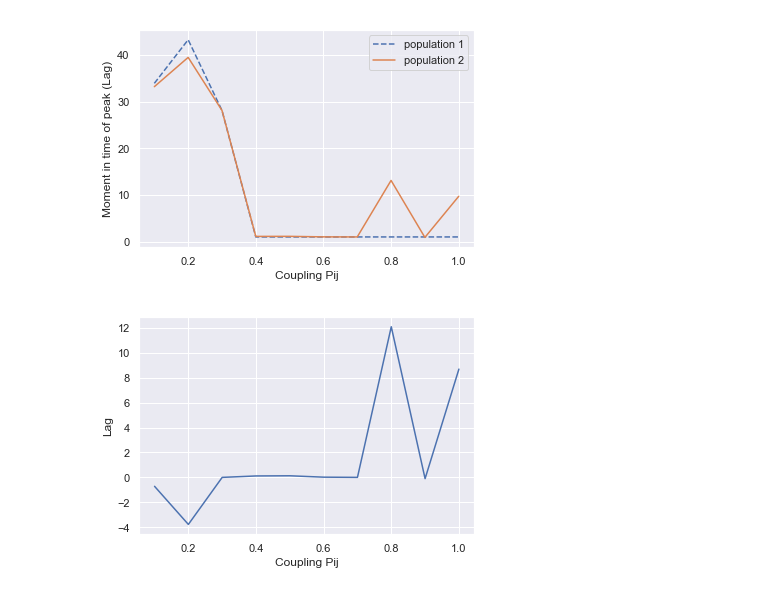
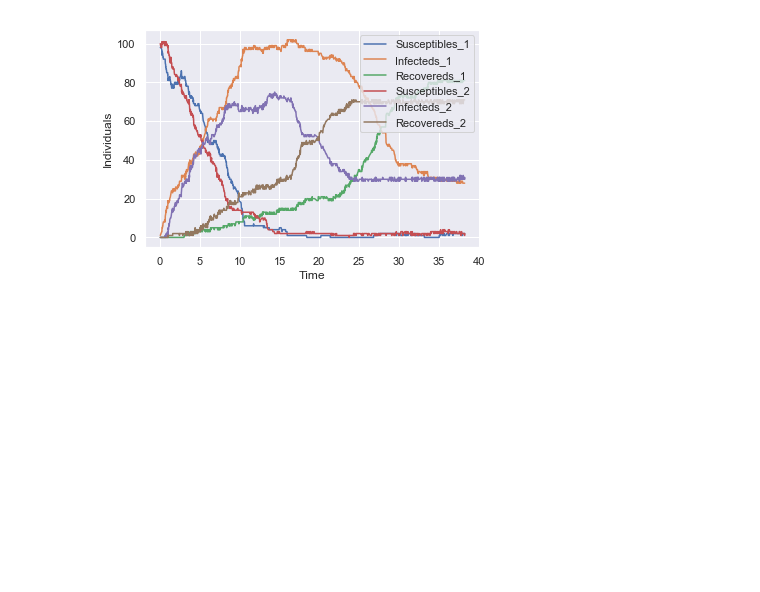
Before and after one commit to rebeccadavidsson/ICSassignment2, a Jupyter notebook: Meta-population.ipynb, the cells around one changed output. Saved outputs shown, nothing was run; the diff lists cells and outputs as text; code cells hidden in the pictures; blank space fills up the shorter version.

Commit message:
new plot

```diff
--- a/Meta-population.ipynb
+++ b/Meta-population.ipynb
@@ -288,6 +288,7 @@ import matplotlib.pyplot as plt
 import seaborn as sns; sns.set()
 import random
 import pandas as pd
+import itertools
 
 class Gillespie:
 
@@ -423,7 +424,7 @@ class Gillespie:
 if __name__ == '__main__':
 
     # determine different coupling rates
-    coupling_rates = [0.1, 0.2, 0.3,0.4,0.5,0.6,0.7,0.8,0.9,1]
+    coupling_rates = [0.2]
     peak_1 = []
     peak_2 = []
     lag = []
@@ -451,7 +452,6 @@ if __name__ == '__main__':
 
             # get moved people back to their original population
             if pop_1.moved != None:
-                #print("someone moved from pop_1")
                 state = pop_1.moved
                 if state == 'X':
                     pop_1.X += 1
@@ -465,57 +465,60 @@ if __name__ == '__main__':
                 pop_1.moved = None
 
             if pop_2.moved != None:
-                #print("someone moved from pop_2")
                 state = pop_2.moved
                 if state == 'X':
                     pop_2.X += 1
                     pop_1.X -= 1
                 elif state == 'Y':
                     pop_2.Y += 1
                     pop_1.Y -= 1
                 else:
                     pop_2.Z += 1
                     pop_1.Z -= 1
                 pop_2.moved = None
 
         plots_1 = []
         plots_2 = []
         for result in results_1:
             plots_1.append(result)
         for result in results_2:
             plots_2.append(result)
 
-#         plt.plot(time, plots_1)
-#         plt.legend(['Susceptibles', 'Infecteds', 'Recovereds'], loc="upper right")
-#         plt.xlabel("Time")
-#         plt.ylabel("Individuals")
-#         plt.show()
+        colors = itertools.cycle(['r', 'b', 'g', 'y', 'm', 'k'])
+        plt.plot(time, plots_1)
+        plt.plot(time, plots_2)
+        plt.legend(['Susceptibles_1', 'Infecteds_1', 'Recovereds_1', 'Susceptibles_2', 'Infecteds_2', 'Recovereds_2'], loc="upper right")
+        plt.xlabel("Time")
+        plt.ylabel("Individuals")
+        #plt.set_color_cycle(['r', 'b', 'y', 'k', 'm', 'g'])
+        plt.show()
 
 #         plt.plot(time, plots_2)
 #         plt.legend(['Susceptibles', 'Infecteds', 'Recovereds'], loc="upper right")
 #         plt.xlabel("Time")
 #         plt.ylabel("Individuals")
 #         plt.show()
 
-        peak_1.append(pop_1.max)
-        peak_2.append(pop_2.max)
-        difference = pop_2.max - pop_1.max
-        lag.append(difference)
+#         peak_1.append(pop_1.max)
+#         peak_2.append(pop_2.max)
+#         difference = pop_2.max - pop_1.max
+#         lag.append(difference)
 
     # plot lag between peaks of population 1 and 2, with coupling on the x-axis and the lag on y-axis
-    plt.plot(coupling_rates, peak_1, linestyle='dashed')
-    plt.plot(coupling_rates, peak_2)
-    plt.legend(['population 1', 'population 2'], loc="upper right")
-    plt.xlabel("Coupling Pij")
-    plt.ylabel("Moment in time of peak (Lag)")
-    plt.show()
+#     plt.plot(coupling_rates, peak_1, linestyle='dashed')
+#     plt.plot(coupling_rates, peak_2)
+#     plt.legend(['population 1', 'population 2'], loc="upper right")
+#     plt.xlabel("Coupling Pij")
+#     plt.ylabel("Moment in time of peak (Lag)")
+#     plt.show()
 
-    plt.plot(coupling_rates, lag)
-    plt.xlabel("Coupling Pij")
-    plt.ylabel("Lag")
-    plt.show()
+#     plt.plot(coupling_rates, lag)
+#     plt.xlabel("Coupling Pij")
+#     plt.ylabel("Lag")
+#     plt.show()
 
     # TODO: plot coupling (X axis) to the probability of triggering an epidemic in population 2
+    # But in the book they have a deterministic model for population one, so the plot they showcase on the right of figure
+    # 7.1 might not be a good fit for our metapopulation model which has stochastic
 # %% [output]
-[figure, old version]
+[figure, new version]
-[figure, removed]
```
